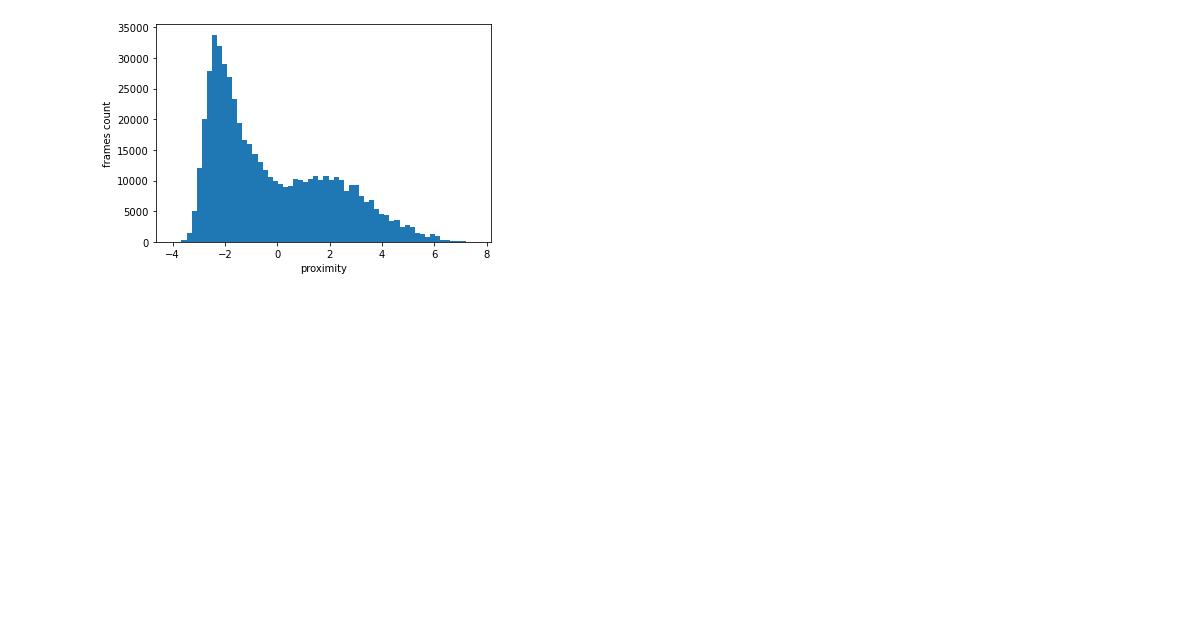
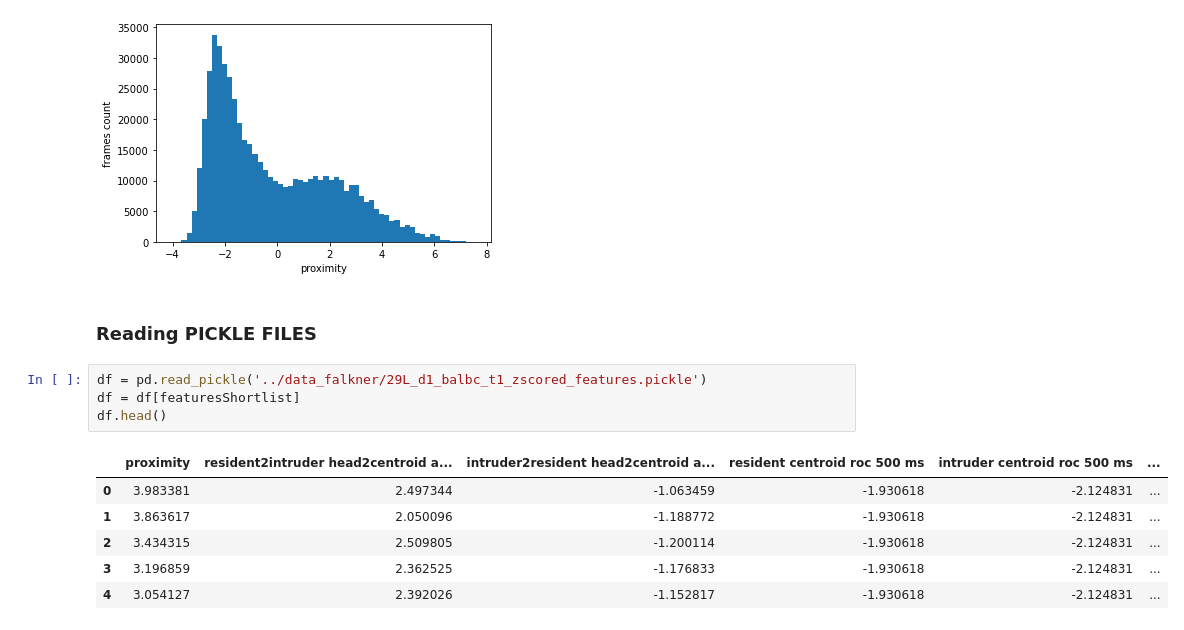
Before and after one commit to lenca56/Pillow_dGLM-HMM, a Jupyter notebook: code/Falkner_Analaysis.ipynb, the cells around one changed output. Drawn from its saved outputs; the diff is of its cells as text; blank space fills up the shorter version.

Commit message:
created Falkner GLM-HMM jupyter notebook

```diff
--- a/code/Falkner_Analaysis.ipynb
+++ b/code/Falkner_Analaysis.ipynb
@@ -90,3 +90,16 @@ plt.xlabel('proximity')
 plt.show()
 # %% [output]
 [figure]
+# %% [markdown]
+### Reading PICKLE FILES
+# %%
+df = pd.read_pickle('../data_falkner/29L_d1_balbc_t1_zscored_features.pickle')
+df = df[featuresShortlist]
+df.head()
+# %% [output]
+|  | proximity | resident2intruder head2centroid a... | intruder2resident head2centroid a... | resident centroid roc 500 ms | intruder centroid roc 500 ms | ... |
+| 0 | 3.983381 | 2.497344 | -1.063459 | -1.930618 | -2.124831 | ... |
+| 1 | 3.863617 | 2.050096 | -1.188772 | -1.930618 | -2.124831 | ... |
+| 2 | 3.434315 | 2.509805 | -1.200114 | -1.930618 | -2.124831 | ... |
+| 3 | 3.196859 | 2.362525 | -1.176833 | -1.930618 | -2.124831 | ... |
+| 4 | 3.054127 | 2.392026 | -1.152817 | -1.930618 | -2.124831 | ... |
```
Also changed, not shown: parts of 1 cell of this notebook, 1 other file.
